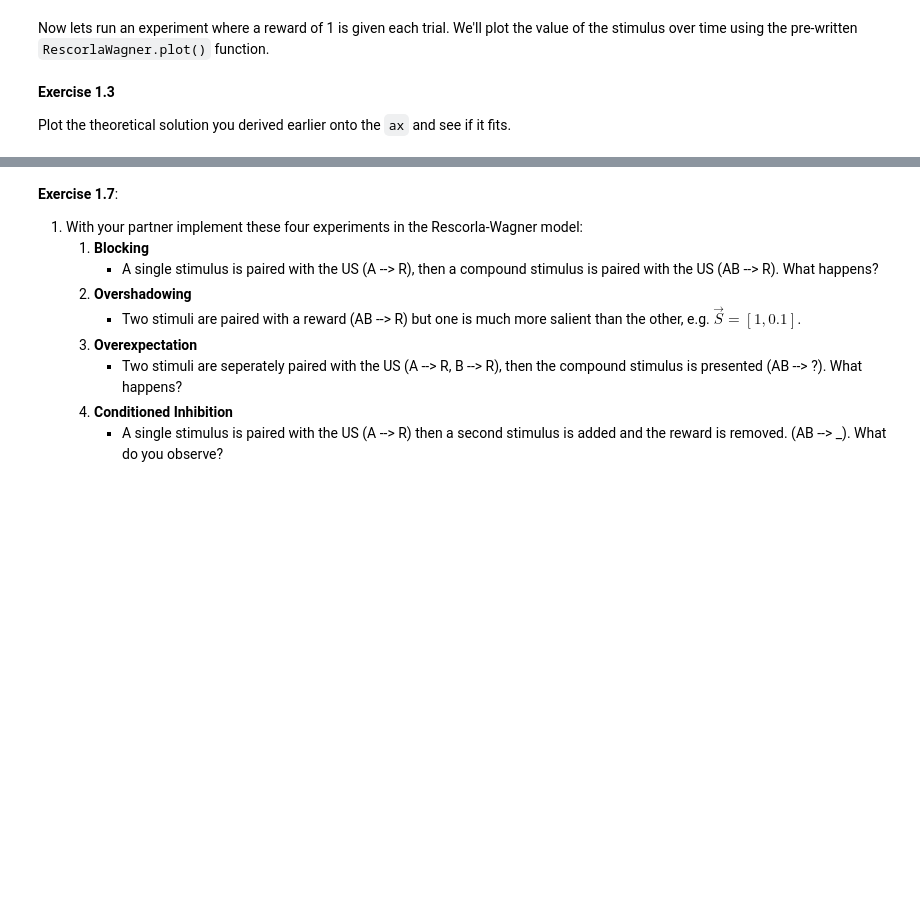
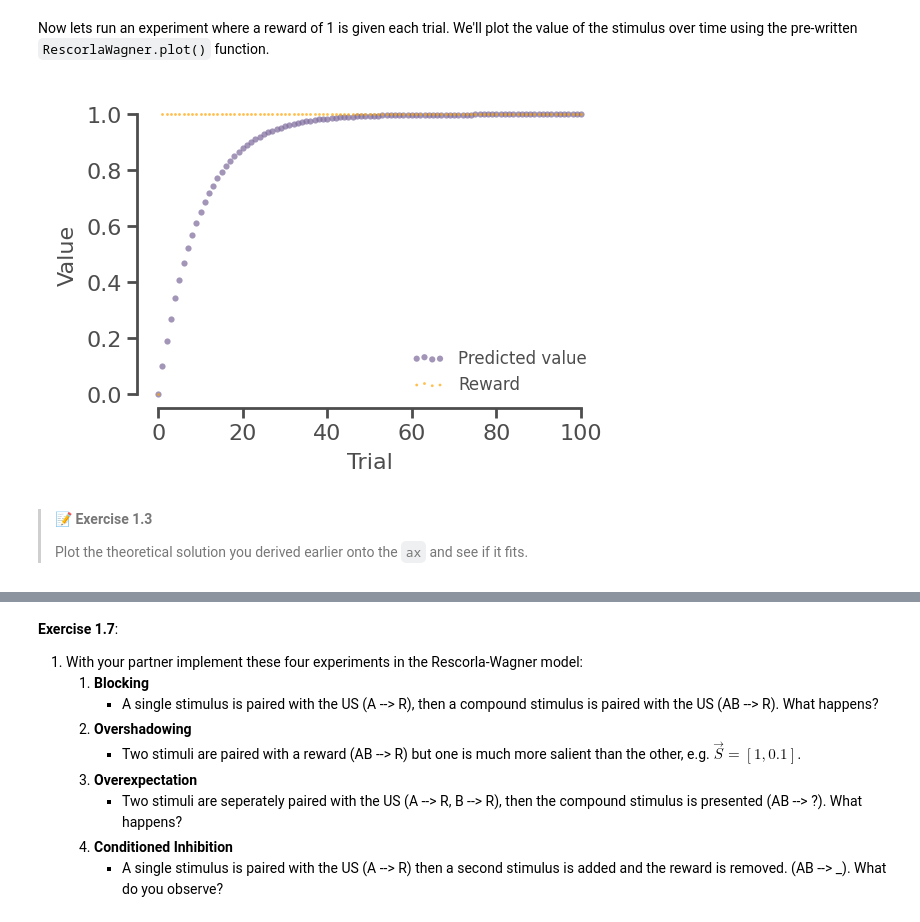
Before and after one commit to TomGeorge1234/NeuroRLTutorial, a Jupyter notebook: NeuroRL.ipynb, the cells around one changed output, grey strips where cells are left out. Cells and saved outputs as stored; diff of their text form; code cells hidden in the pictures; blank space fills up the shorter version.

```diff
--- a/NeuroRL.ipynb
+++ b/NeuroRL.ipynb
@@ -74,25 +102,22 @@ Below we provide some basic code implementing a Rescorla Wagner model.
 # %%
 class RescorlaWagner(BaseRescorlaWagner):
-    def __init__(self, alpha = 0.1,):
-        """alpha is the learning rate"""
-        self.V = 0 # initial value
-        self.R_history = [None] # list to store the reward recieved on each trial
-        self.V_history = [self.V] # list to store the predicted value on each trial
-        super().__init__()
+    def __init__(self,
+                 alpha=0.1,
+                 initial_V=0):
+        self.V = initial_V
+        super().__init__(n_stimuli=1, alpha=alpha)
 
-    def learn(self, R, alpha=0.1):
-        """R is the reward recieved on the current trial, alpha is the learning rate"""
+    def learn(self, R):
         raise NotImplementedError("You need to implement this method")
         # error = ???
         # self.V += ???
-        # self.R_history.append(R)
+        # self.R_history.append(R) # include these lines to store the reward and value history
         # self.V_history.append(V)
 # %%
 #@title Click to see solution {display-mode: "form" }
-def learn(self, R, alpha=0.1):
-    """R is the reward recieved on the current trial, alpha is the learning rate"""
+def learn(self, R):
     error = R - self.V
-    self.V += alpha * error
+    self.V += self.alpha * error
     self.R_history.append(R)
     self.V_history.append(self.V)
 RescorlaWagner.learn = learn # set the learn method to the function we just defined.
@@ -101,16 +126,23 @@ Now lets run an experiment where a reward of 1 is given each trial. We'll plot t
 # %%
 # Set your learning rate and reward
 alpha = 0.1
 R = 1
 
-RW = RescorlaWagner()
+# Create the model
+RW = RescorlaWagner(alpha=alpha)
+
+# Run the model
 for trial in range(100):
-    RW.learn(R=R, alpha=alpha)
+    RW.learn(R=R)
+
+# Plot the results
 ax = RW.plot()
+# %% [output]
+[figure, added]
 # %% [markdown]
-**Exercise 1.3**
-
-Plot the theoretical solution you derived earlier onto the `ax` and see if it fits.
+> 📝 **Exercise 1.3**
+>
+> Plot the theoretical solution you derived earlier onto the `ax` and see if it fits.
 # %%
 # Your code goes here
 # %%
```
Also changed, not shown: parts of 37 cells of this notebook, 10 other files.
